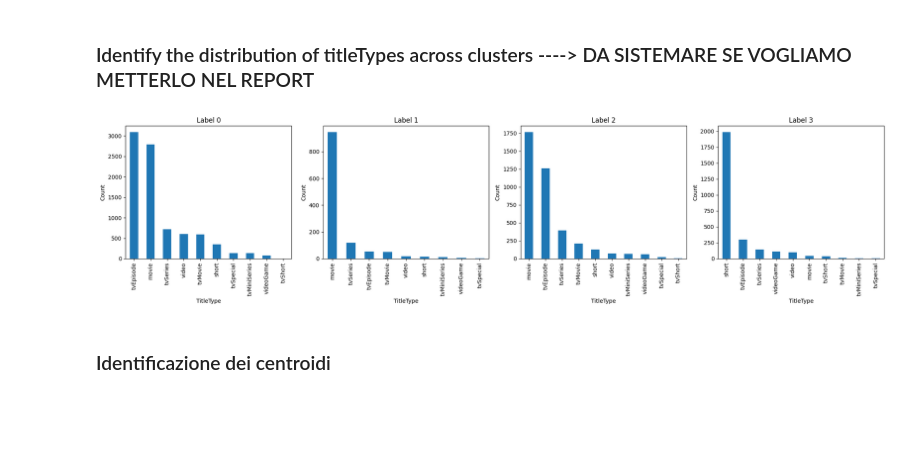
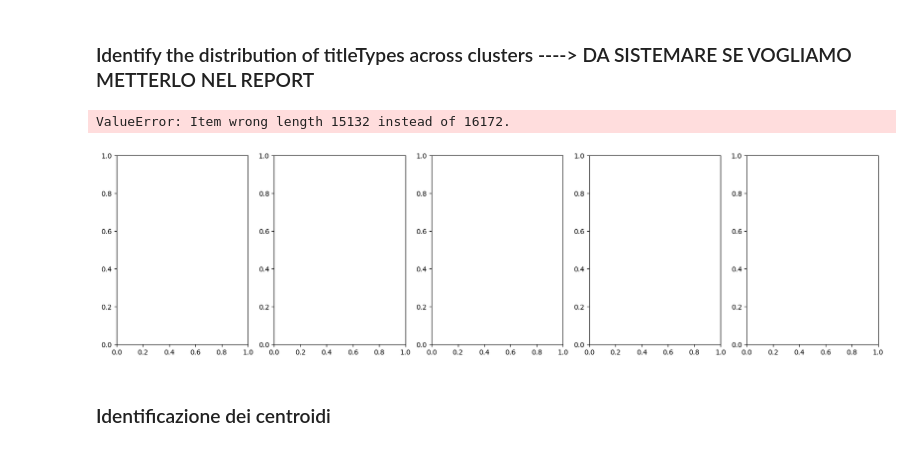
Before and after one commit to ChefBB/data_mining_1, a Jupyter notebook: code/clustering_k-means.ipynb, the cells around one changed output. Cells and saved outputs as stored; diff of their text form; code cells hidden in the pictures; blank space fills up the shorter version.

```diff
--- a/code/clustering_k-means.ipynb
+++ b/code/clustering_k-means.ipynb
@@ -69,3 +49,20 @@ dtype: int64
+# %%
+# numeric = pp_train[["startYear", "numVotes", "totalImages", "totalCredits", "criticReviewsTotal",
+#                     "numRegions", "userReviewsTotal", "fill_runtimeMinutes"]].values
+
+numeric = pp_train[[
+                    "startYear",
+                    "numVotes",
+                    "totalCredits",
+                    "numRegions",
+                    "userReviewsTotal",
+                    # 'totalNominations',
+                    # 'totalMedia',
+                    "criticReviewsTotal",
+                    #'fill_runtimeMinutes_Bruno'
+                    ]].values
+
+# var perchè con troppi 0 ---> ["awardWins", "totalVideos", "awardNominationsExcludeWins"] che quindi corrispondono a totalNominations e totalMedia
 # %% [markdown]
 ### Log-transformation delle variabili numeriche
 # %%
@@ -91,18 +88,18 @@ sse_list = []
 
 for k in range(2, 51):
     kmeans = KMeans(n_clusters=k, n_init=10, max_iter=100)
-    kmeans.fit(X_scal)
-    #kmeans.fit(X_minmax)
+    #kmeans.fit(X_scal)
+    kmeans.fit(X_minmax)
     sse_list.append(kmeans.inertia_)
 # %%
 sil_list = []
 
 for k in range(2, 51):
     kmeans = KMeans(n_clusters=k, n_init=10, max_iter=100)
-    kmeans.fit(X_scal)
-    #kmeans.fit(X_minmax)
-    sil_list.append(silhouette_score(X_scal, kmeans.labels_))
-    #sil_list.append(silhouette_score(X_minmax, kmeans.labels_))
+    #kmeans.fit(X_scal)
+    kmeans.fit(X_minmax)
+    #sil_list.append(silhouette_score(X_scal, kmeans.labels_))
+    sil_list.append(silhouette_score(X_minmax, kmeans.labels_))
 # %%
 fig, axs = plt.subplots(2)
 
@@ -122,11 +119,12 @@ plt.tight_layout()
 ### Inizializzazione modello
 # %%
 kmeans = KMeans(n_clusters=4, n_init=10, max_iter=100, random_state=94) #inizializziamo algoritmo, fit it per lavorare sull'exact data
-#iniziamo con 3 cluster, 10 iterations, random_state: allows to have the same result
+#random_state: allows to have the same result
 
-clusters = kmeans.fit_predict(X_scal)
-#kmeans.fit(X_minmax)
-#kmeans.fit(D_scaled) #---> numpy array di mixed matrix tra distanze di var numeriche e var binarie (per configurazione vedere drive)
+#clusters = kmeans.fit_predict(X_scal)
+clusters = kmeans.fit_predict(X_minmax)
+
+# è stato fatto anche tentativo mixed distances (c'è nb a parte) ---> numpy array di mixed matrix tra distanze di var numeriche e var binarie (per configurazione vedere drive)
 # %% [markdown]
 ### Visualizzazione cluster
 #### ---> per selezionare le feature da mettere sugli assi, chat dice di valutare la correlation matrix
@@ -326,30 +395,31 @@ plot_pca_kmeans(pp_train, features, n_components=4, n_clusters=4) #-------------
 # %%
 import matplotlib.pyplot as plt
 import seaborn as sns
 
 # Create a figure with subplots for each cluster
-fig, axes = plt.subplots(1, 4, figsize=(20, 5))  # Adjust figure size as needed
+fig, axes = plt.subplots(1, 5, figsize=(20, 5))  # Adjust figure size as needed
 
 # For each cluster
-for i in range(4):
+for i in range(5):
     # Count titleType frequencies for this cluster
     title_counts = pp_train[clusters == i]['titleType'].value_counts()
 
     # Create bar plot in the corresponding subplot
     ax = axes[i]
     title_counts.plot(kind='bar', ax=ax)
 
     # Customize subplot
     ax.set_title(f'Label {i}')
     ax.set_xlabel('TitleType')
     ax.set_ylabel('Count')
     ax.tick_params(axis='x')  # Rotate x labels for better readability
 
 # Adjust layout to prevent label overlap
 plt.tight_layout()
 plt.show()
 # %% [output]
+ValueError: Item wrong length 15132 instead of 16172.
-[figure, old version]
+[figure, new version]
 # %% [markdown]
 ### Identificazione dei centroidi
 # %%
```
Also changed, not shown: parts of 14 cells of this notebook.
